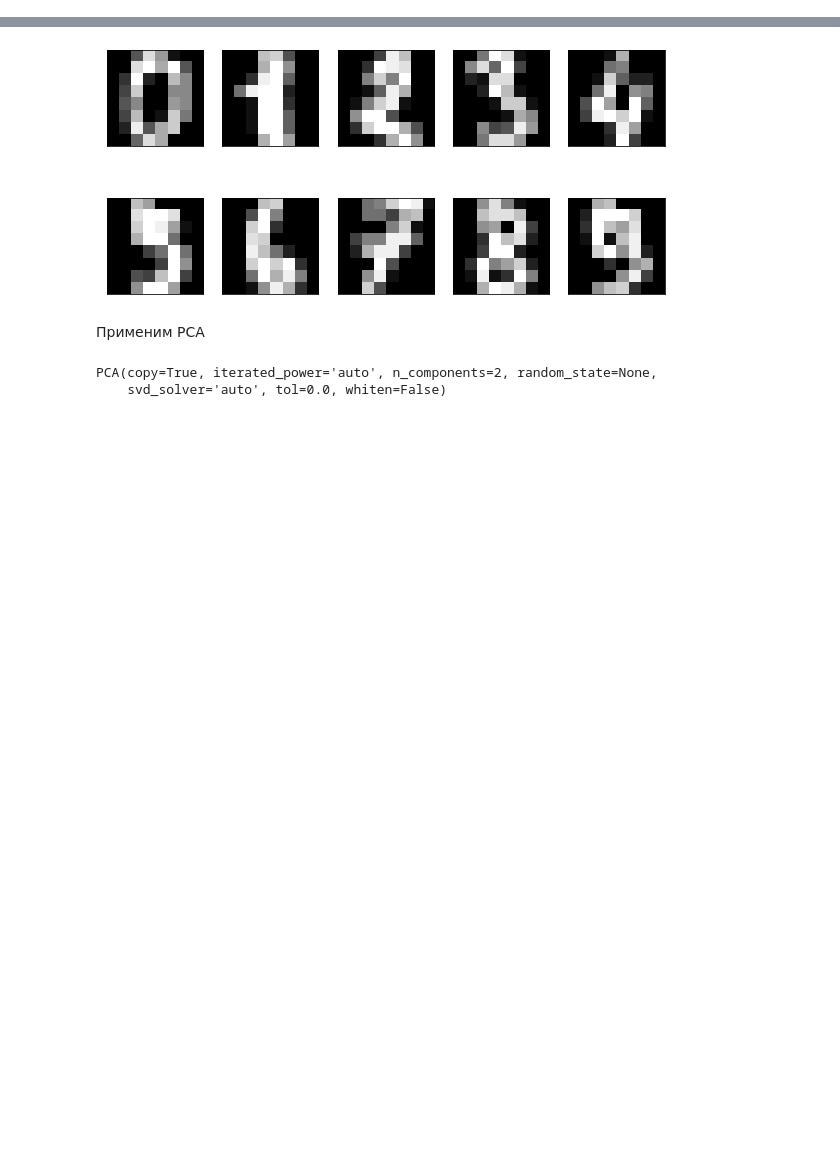
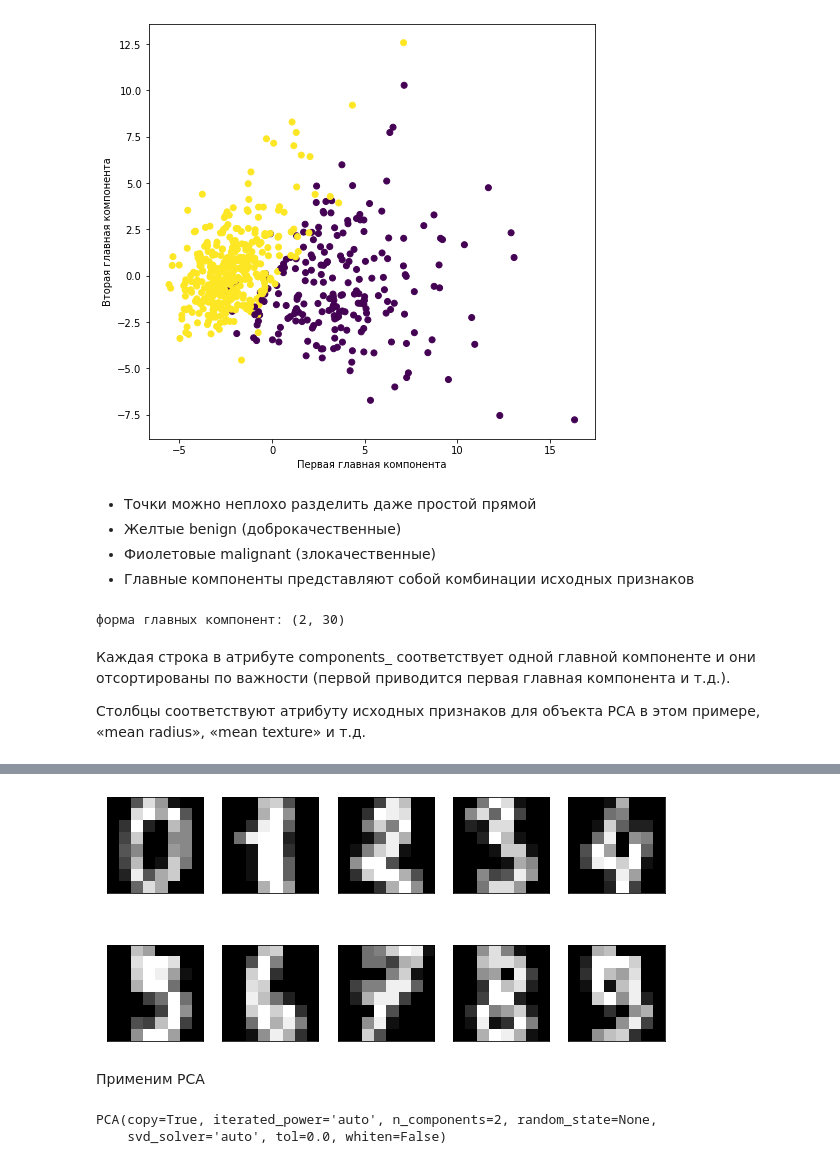
Before and after one commit to julia-komleva/ml-course-2021, a Jupyter notebook: 03_PCA_t-SNE.ipynb, the cells around one changed output, grey strips where cells are left out. Drawn from its saved outputs; the diff is of its cells as text; code cells hidden in the pictures; blank space fills up the shorter version.

```diff
--- a/03_PCA_t-SNE.ipynb
+++ b/03_PCA_t-SNE.ipynb
@@ -28,0 +227,8 @@
+# %%
+scaler = StandardScaler()
+scaler.fit(cancer.data)
+X_scaled = scaler.transform(cancer.data)
+# %%
+pca = PCA(n_components=2)
+pca.fit(X_scaled)
+X_pca = pca.transform(X_scaled)
@@ -28,0 +241,23 @@
+# %%
+plt.figure(figsize=(8, 8))
+scatter = plt.scatter(X_pca[:, 0], X_pca[:, 1], c=cancer.target)
+
+
+plt.gca().set_aspect("equal")
+plt.xlabel("Первая главная компонента")
+plt.ylabel("Вторая главная компонента");
+# %% [output]
+[figure, added]
+# %% [markdown]
+- Точки можно неплохо разделить даже простой прямой
+- Желтые benign (доброкачественные)
+- Фиолетовые malignant (злокачественные)
+- Главные компоненты представляют собой комбинации исходных признаков
+# %%
+print("форма главных компонент: {}".format(pca.components_.shape))
+# %% [output]
+форма главных компонент: (2, 30)
+# %% [markdown]
+Каждая строка в атрибуте components_ соответствует одной главной компоненте и они отсортированы по важности (первой приводится первая главная компонента и т.д.).
+
+Столбцы соответствуют атрибуту исходных признаков для объекта PCA в этом примере, «mean radius», «mean texture» и т.д.
```
Also changed, not shown: parts of 26 cells of this notebook, 2 other files.
